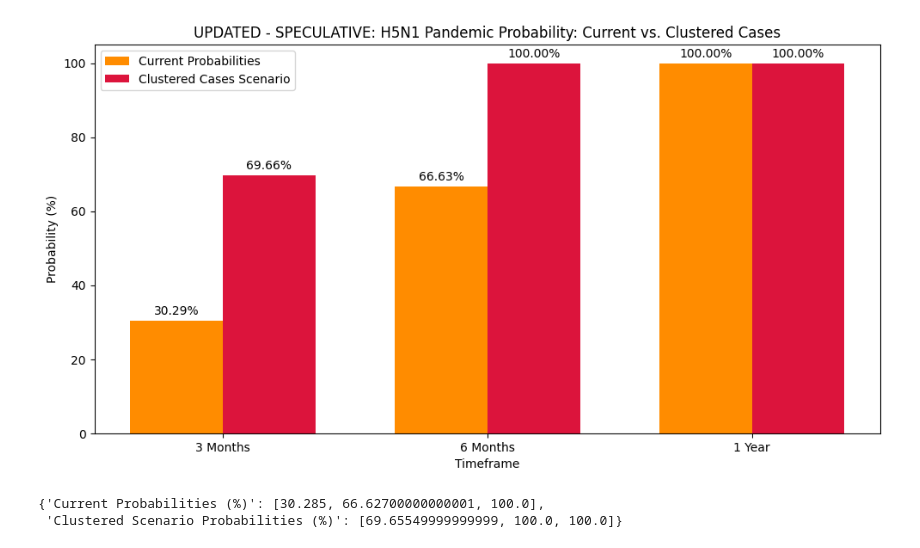
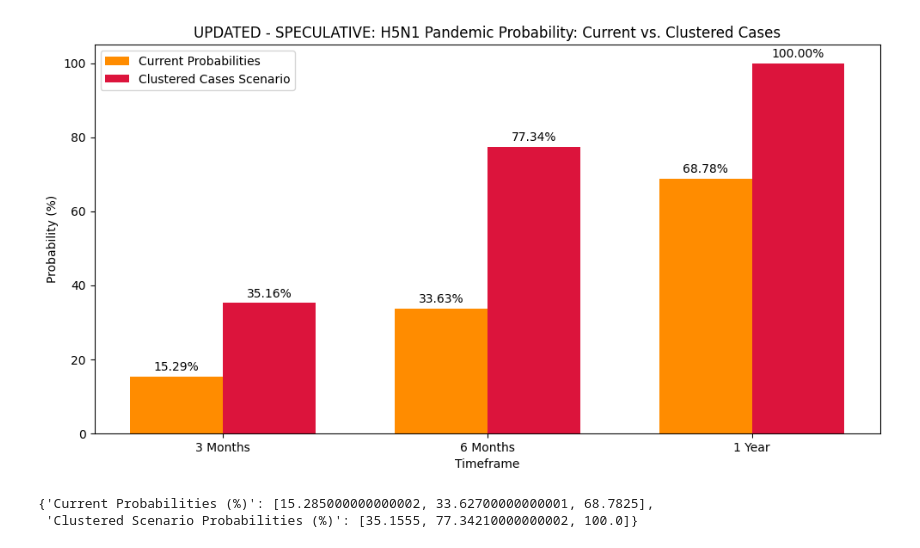
Before and after one commit to RacheleRice/h5n1_pandy_probability, a Jupyter notebook: 12_26_24_h5n1.ipynb, the cells around one changed output. Saved outputs shown, nothing was run; the diff lists cells and outputs as text; code cells hidden in the pictures.

Commit message:
12.26.24 - downgraded environmental_reservior and undisclosed_cases (global) factors -- due to too much uncertainty.  I'd rather undershoot these potential contributors.   Brought probabilities down significantly.

```diff
--- a/12_26_24_h5n1.ipynb
+++ b/12_26_24_h5n1.ipynb
@@ -10,8 +10,8 @@ import matplotlib.pyplot as plt
 prior_pandemic = 0.11  # Increased due to genetic mutations and new human cases
 likelihood_spread = 0.85  # Higher risk due to mutations and global spread
 mutation_factor = 1.1  # Weighting for mutation findings
-environmental_reservoir_factor = 0.2  # Contribution of growing wildlife/environmental cases
-undisclosed_cases_factor = 0.15  # For underreporting in DRC and similar regions - probability risk/not verified
+environmental_reservoir_factor = 0.05  # Contribution of growing wildlife/environmental cases
+undisclosed_cases_factor = 0.015  # For underreporting in DRC and similar regions - probability risk/not verified
 
 # Adjusted probabilities
 prob_3_months = (prior_pandemic * likelihood_spread * mutation_factor) + environmental_reservoir_factor
@@ -51,33 +51,33 @@ bar_width = 0.35
 # Bar chart for current probabilities
 bars1 = plt.bar(index, current_probabilities, bar_width, label='Current Probabilities', color='darkorange')
 
 # Bar chart for clustered scenario
 bars2 = plt.bar(index + bar_width, cluster_probabilities, bar_width, label='Clustered Cases Scenario', color='crimson')
 
 # Chart details
 plt.title('UPDATED - SPECULATIVE: H5N1 Pandemic Probability: Current vs. Clustered Cases')
 plt.ylabel('Probability (%)')
 plt.xlabel('Timeframe')
 plt.xticks(index + bar_width / 2, timeframes)
 plt.ylim(0, 105)
 plt.legend()
 
 # Add value labels
 for bars, values in zip([bars1, bars2], [current_probabilities, cluster_probabilities]):
     for bar, value in zip(bars, values):
         yval = bar.get_height()
         plt.text(bar.get_x() + bar.get_width()/2, yval + 1, f'{yval:.2f}%', ha='center', va='bottom')
 
 plt.tight_layout()
 fig.subplots_adjust(top=0.85)  # Adjust the top margin for the title
 plt.show()
 
 # Output probabilities for record
 {
     "Current Probabilities (%)": current_probabilities,
     "Clustered Scenario Probabilities (%)": cluster_probabilities
 }
 # %% [output]
-[figure, old version]
+[figure, new version]
-{'Current Probabilities (%)': [30.285, 66.62700000000001, 100.0],
- 'Clustered Scenario Probabilities (%)': [69.65549999999999, 100.0, 100.0]}
+{'Current Probabilities (%)': [15.285000000000002, 33.62700000000001, 68.7825],
+ 'Clustered Scenario Probabilities (%)': [35.1555, 77.34210000000002, 100.0]}
```
